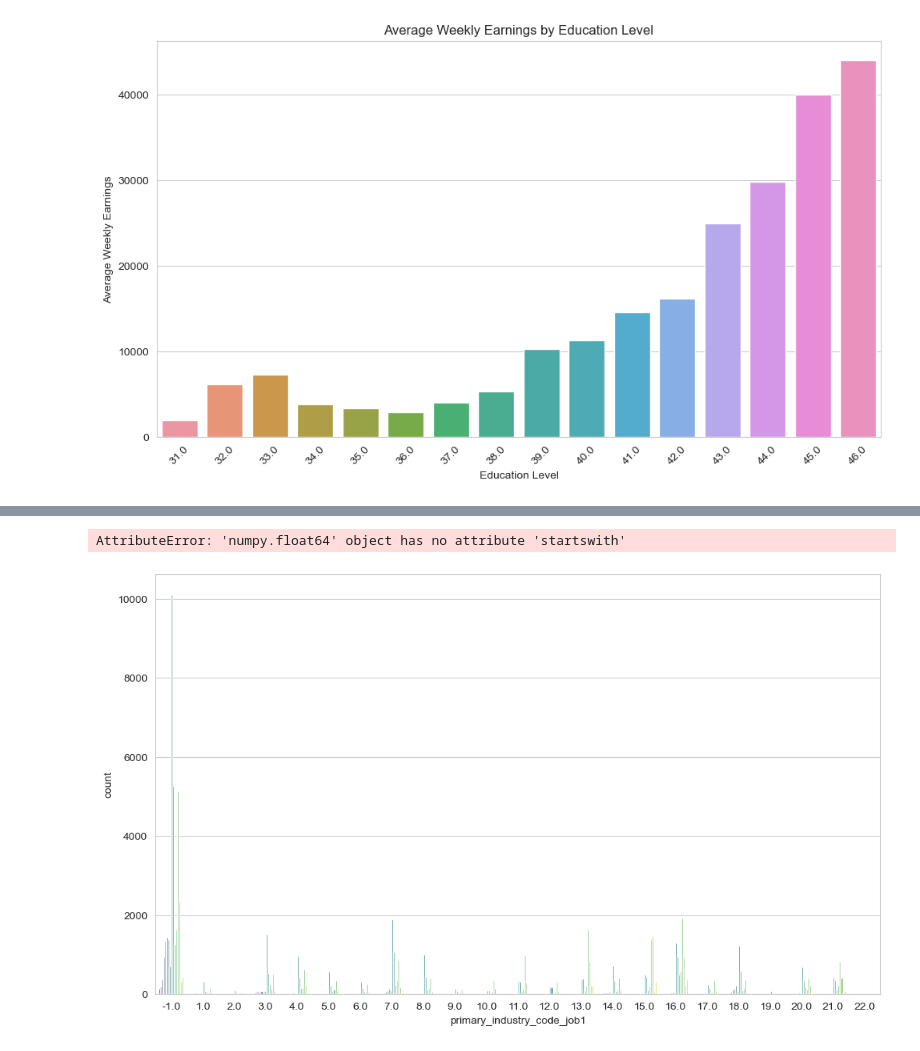
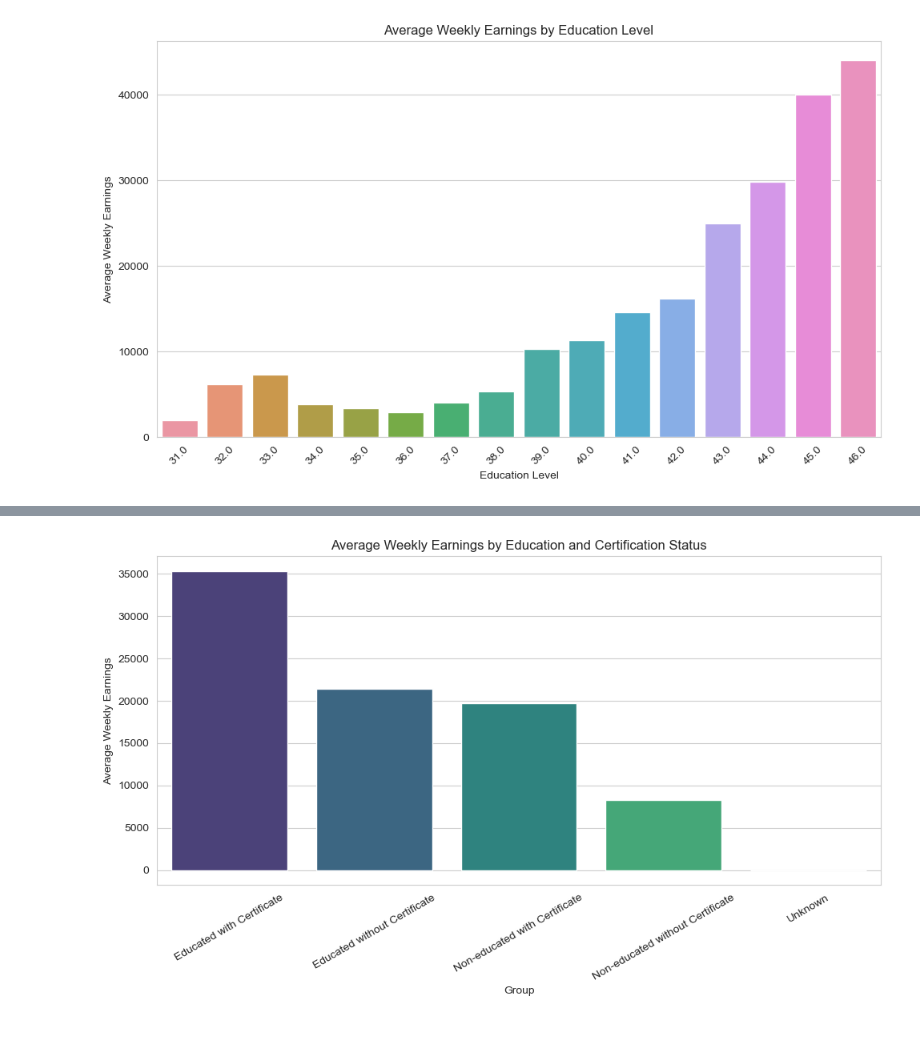
Before and after one commit to PavelM90/DSC630_Ali_Pavel_Term_Project, a Jupyter notebook: CPS/Exploratory .ipynb, the cells around one changed output, grey strips where cells are left out. Saved outputs shown, nothing was run; the diff lists cells and outputs as text; code cells hidden in the pictures.

```diff
--- a/CPS/Exploratory .ipynb
+++ b/CPS/Exploratory .ipynb
@@ -203,16 +194,48 @@ plt.show()
 # %%
-## Visualization 4: Distribution of Job Industries by Education Level
-plt.figure(figsize=(12, 7))
-sns.countplot(x='primary_industry_code_job1', hue='education_level', data=data_filtered, palette='viridis')
-plt.title('Distribution of Job Industries by Education Level')
-plt.xlabel('Primary Industry Code Job 1')
-plt.ylabel('Count')
-plt.xticks(rotation=90)
-plt.legend(title='Education Level', bbox_to_anchor=(1.05, 1), loc='upper left')
+## Visualization 4: Distribution of income by Education Level
+education_threshold = 41  # Threshold for considering someone as educated
+certificate_col = 'professional_certification1'
+
+# Ensure 'education_level' and 'professional_certification1' are in a suitable format
+data_filtered['education_level_numeric'] = pd.to_numeric(data_filtered['education_level'], errors='coerce')
+
+# Define the four groups
+conditions = [
+    (data_filtered['education_level_numeric'] < education_threshold) & (data_filtered[certificate_col] == 1),
+    (data_filtered['education_level_numeric'] < education_threshold) & (data_filtered[certificate_col] != 1),
+    (data_filtered['education_level_numeric'] >= education_threshold) & (data_filtered[certificate_col] == 1),
+    (data_filtered['education_level_numeric'] >= education_threshold) & (data_filtered[certificate_col] != 1)
+]
+
+choices = [
+    'Non-educated with Certificate',
+    'Non-educated without Certificate',
+    'Educated with Certificate',
+    'Educated without Certificate'
+]
+
+data_filtered['Education_Certificate_Group'] = np.select(conditions, choices, default='Unknown')
+
+# Calculate average weekly earnings for each group
+grouped_earnings = data_filtered.groupby('Education_Certificate_Group')['weekly_earnings'].mean()
+
+
+# Convert 'grouped_earnings' Series to DataFrame for easier manipulation
+earnings_df = grouped_earnings.reset_index()
+
+# Pivot 'earnings_df' to get required format for stacked bar chart
+earnings_pivot = earnings_df.pivot_table(index='Education_Certificate_Group', values='weekly_earnings', aggfunc='sum').T
+
+# Create a bar plot with 'Education_Certificate_Group' on the x-axis and 'weekly_earnings' on the y-axis
+plt.figure(figsize=(10, 6))
+sns.barplot(x='Education_Certificate_Group', y='weekly_earnings', data=earnings_df, palette='viridis')
+
+plt.title('Average Weekly Earnings by Education and Certification Status')
+plt.xlabel('Group')
+plt.ylabel('Average Weekly Earnings')
+plt.xticks(rotation=30)  # Adjust rotation if necessary for readability
 plt.tight_layout()
 
-# Show plots
 plt.show()
 # %% [output]
-AttributeError: 'numpy.float64' object has no attribute 'startswith'
-[figure, old version]
+[figure, new version]
```
Also changed, not shown: parts of 6 cells of this notebook.
